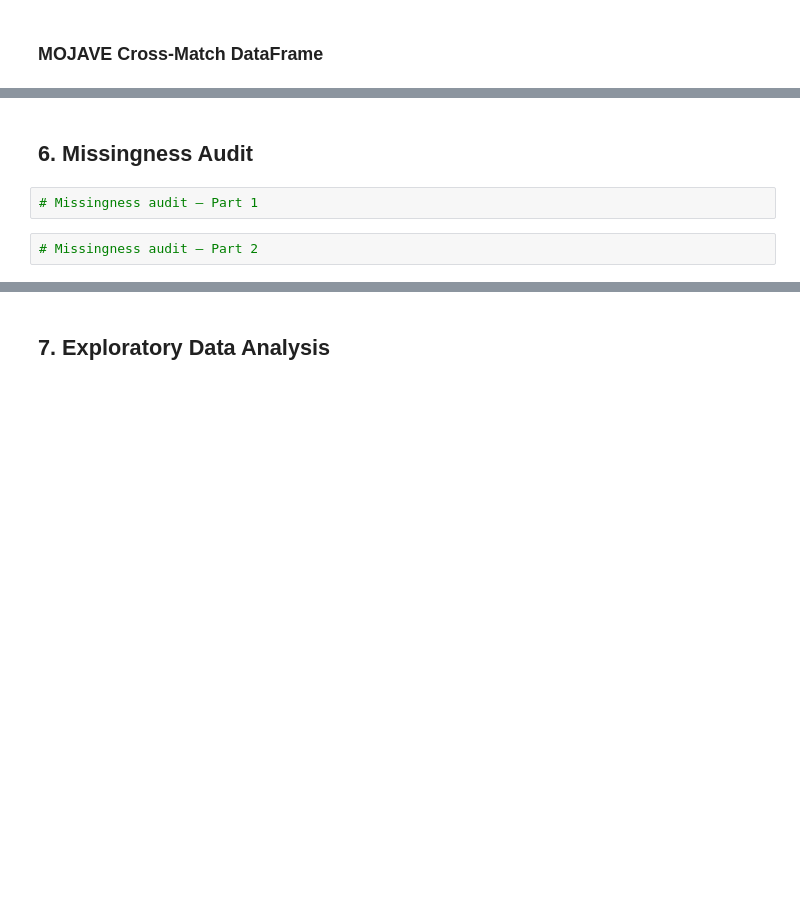
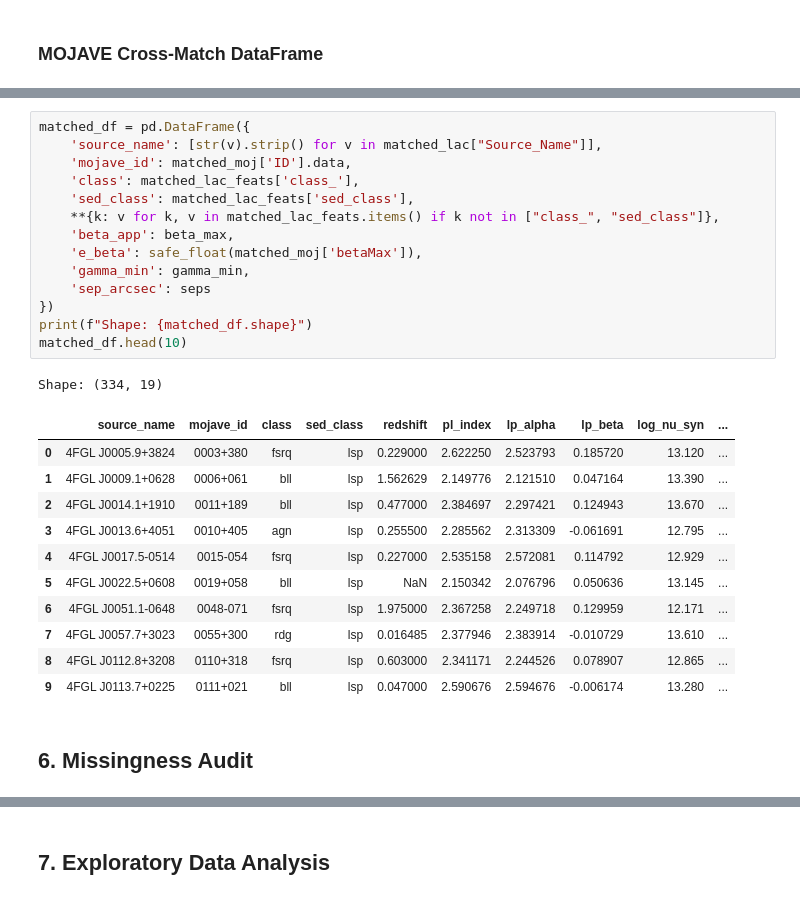
Before and after one commit to altjerue/ilwikak-ml, a Jupyter notebook: blazar_population_ml.ipynb, the cells around one changed output, grey strips where cells are left out. Cells and saved outputs as stored; diff of their text form; blank space fills up the shorter version.

```diff
--- a/blazar_population_ml.ipynb
+++ b/blazar_population_ml.ipynb
@@ -695,6 +709,29 @@ Missingness (% NaN):
+# %%
+matched_df = pd.DataFrame({
+    'source_name': [str(v).strip() for v in matched_lac["Source_Name"]],
+    'mojave_id': matched_moj['ID'].data,
+    'class': matched_lac_feats['class_'],
+    'sed_class': matched_lac_feats['sed_class'],
+    **{k: v for k, v in matched_lac_feats.items() if k not in ["class_", "sed_class"]},
+    'beta_app': beta_max,
+    'e_beta': safe_float(matched_moj['betaMax']),
+    'gamma_min': gamma_min,
+    'sep_arcsec': seps
+})
+print(f"Shape: {matched_df.shape}")
+matched_df.head(10)
+# %% [output]
+Shape: (334, 19)
+|  | source_name | mojave_id | class | sed_class | redshift | pl_index | lp_alpha | lp_beta | log_nu_syn | ... |
+| 0 | 4FGL J0005.9+3824 | 0003+380 | fsrq | lsp | 0.229000 | 2.622250 | 2.523793 | 0.185720 | 13.120 | ... |
+| 1 | 4FGL J0009.1+0628 | 0006+061 | bll | lsp | 1.562629 | 2.149776 | 2.121510 | 0.047164 | 13.390 | ... |
+| 2 | 4FGL J0014.1+1910 | 0011+189 | bll | lsp | 0.477000 | 2.384697 | 2.297421 | 0.124943 | 13.670 | ... |
+| 3 | 4FGL J0013.6+4051 | 0010+405 | agn | lsp | 0.255500 | 2.285562 | 2.313309 | -0.061691 | 12.795 | ... |
+| 4 | 4FGL J0017.5-0514 | 0015-054 | fsrq | lsp | 0.227000 | 2.535158 | 2.572081 | 0.114792 | 12.929 | ... |
+| 5 | 4FGL J0022.5+0608 | 0019+058 | bll | lsp | NaN | 2.150342 | 2.076796 | 0.050636 | 13.145 | ... |
+| 6 | 4FGL J0051.1-0648 | 0048-071 | fsrq | lsp | 1.975000 | 2.367258 | 2.249718 | 0.129959 | 12.171 | ... |
+| 7 | 4FGL J0057.7+3023 | 0055+300 | rdg | lsp | 0.016485 | 2.377946 | 2.383914 | -0.010729 | 13.610 | ... |
+| 8 | 4FGL J0112.8+3208 | 0110+318 | fsrq | lsp | 0.603000 | 2.341171 | 2.244526 | 0.078907 | 12.865 | ... |
+| 9 | 4FGL J0113.7+0225 | 0111+021 | bll | lsp | 0.047000 | 2.590676 | 2.594676 | -0.006174 | 13.280 | ... |
 # %% [markdown]
 ## 6. Missingness Audit
-# %%
-# Missingness audit — Part 1
-# %%
-# Missingness audit — Part 2
```
Also changed, not shown: parts of 7 cells of this notebook, 1 other file.
